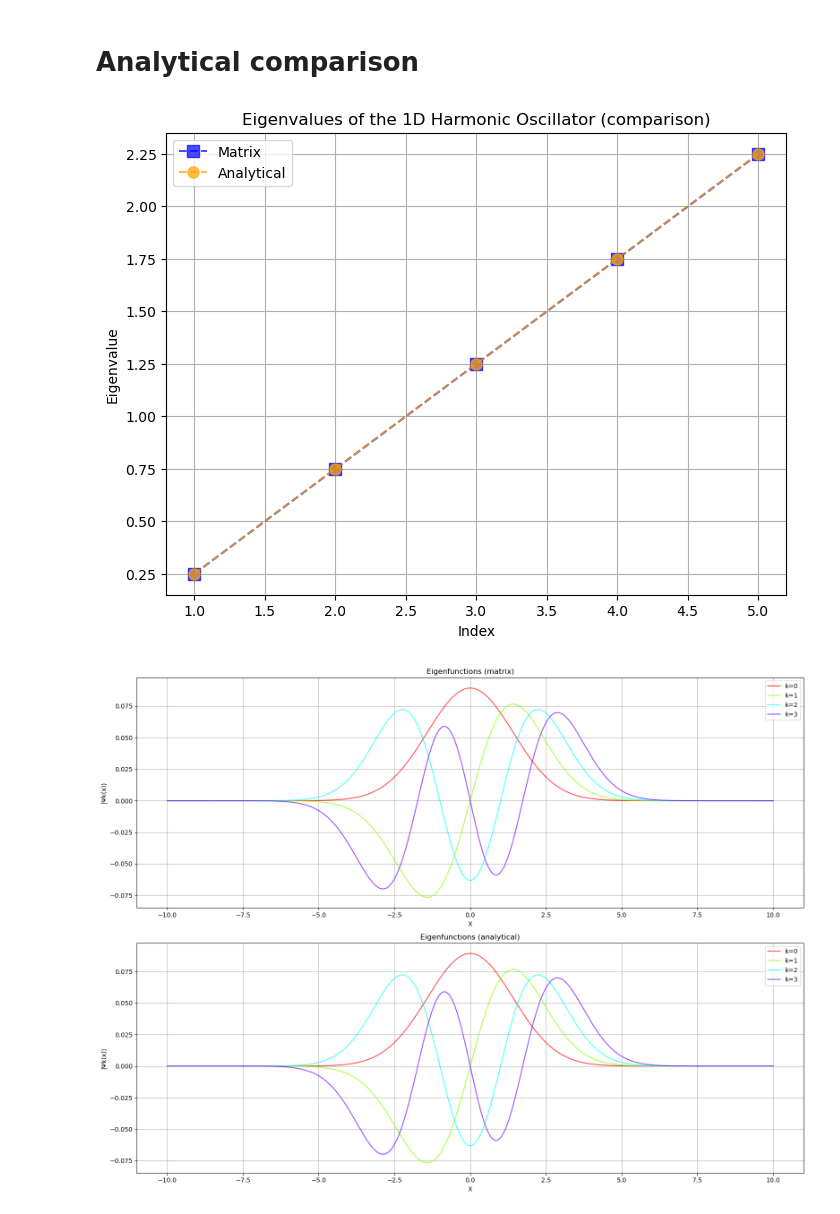
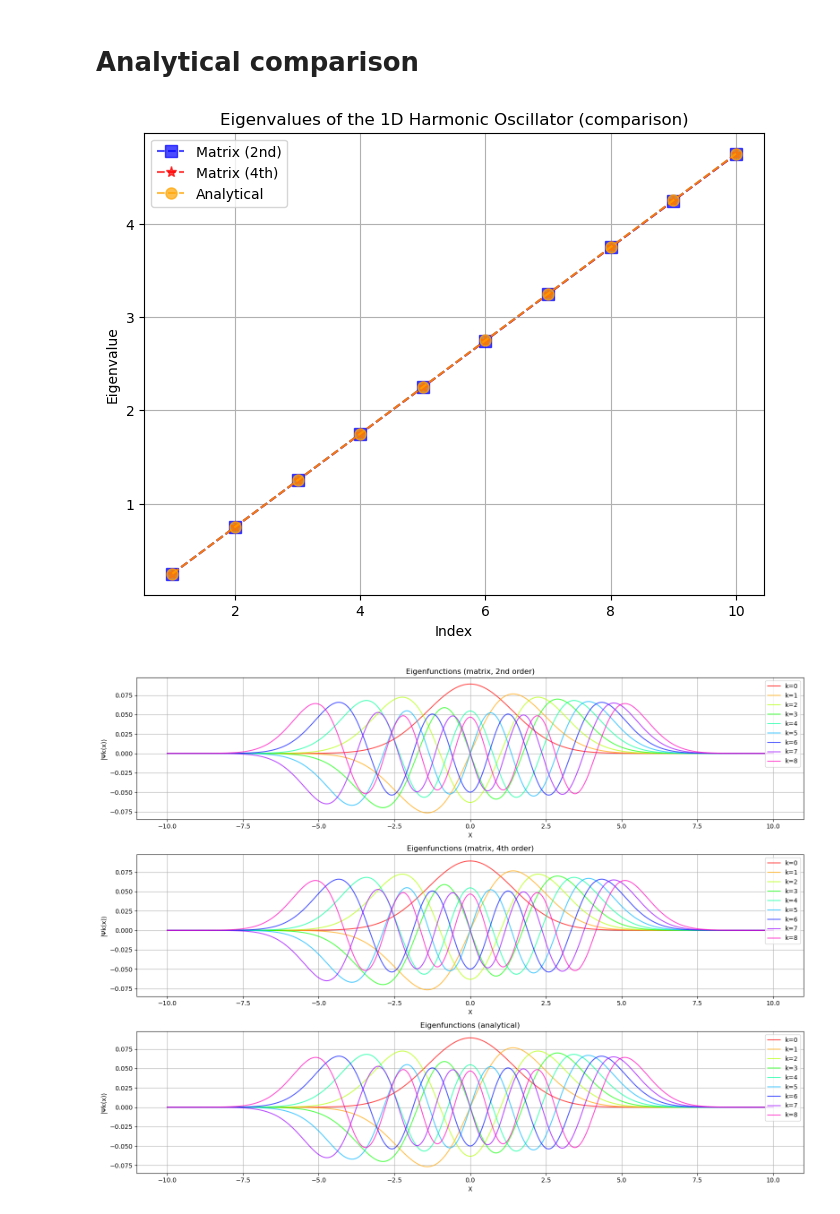
Before and after one commit to pietromalagoli/QIC, a Jupyter notebook: hw/hw4/cat.ipynb, the cells around one changed output. Drawn from its saved outputs; the diff is of its cells as text; code cells hidden in the pictures.

Commit message:
Hw4- 4th order approx added

```diff
--- a/hw/hw4/cat.ipynb
+++ b/hw/hw4/cat.ipynb
@@ -358,40 +403,58 @@ def plot_comparison(eigvals_m, eigvecs_m, eigval_a, eigfuns_a, a, b, N):
 # %%
 ## I USE THE SAME PARAMETERS AS FOR THE MATRIX CASE
 
 # Define the interval [a,b] and the space discretization Deltax = (b - a) / N
 a = -10
 b = 10
 N = 1000
 omega = 0.5
-k_max = 5           # number of eigenvalues and eigenvetors to be computed
+k_max = 10           # number of eigenvalues and eigenvetors to be computed
 
-
-K = kinetic(a,b,N)
+# 2nd order
+order = 2
+K = kinetic(a,b,N,order=order)
 V = potential(a,b,N,omega)
-eigvals_m, eigvecs_m = E_psi(K,V,k_max, diag_opt=True)
+eigvals_m2, eigvecs_m2 = E_psi(K,V,k_max, diag_opt=True, order=order)
 
 test_print_m = False
 if test_print_m:
+    print(f'Order:{order}\n')
     print(K)
     print(V)
-    print(eigvals_m)
-    print(eigvecs_m)
-    print(eigvecs_m[:,0])
-    print(eigvecs_m.shape[1])
+    print(eigvals_m2)
+    print(eigvecs_m2)
+    print(eigvecs_m2[:,0])
+    print(eigvecs_m2.shape[1])
+
+# 4th order
+order = 4
+K = kinetic(a,b,N,order=order)
+V = potential(a,b,N,omega)
+eigvals_m4, eigvecs_m4 = E_psi(K,V,k_max, diag_opt=False, order=order)  # here the tridiagonal optimization is not supported!
+
+test_print_m = False
+if test_print_m:
+    print(f'Order:{order}\n')
+    print(K)
+    print(V)
+    print(eigvals_m4)
+    print(eigvecs_m4)
+    print(eigvecs_m4[:,0])
+    print(eigvecs_m4.shape[1])
 
 eigval_a = eigvals_a(omega, k_max)
 eigfuns_a = eigenfs_a(omega, a, b, N, k_max)
 
 test_print_a = False
 if test_print_a:
     print(eigval_a)
     print(eigfuns_a)
     print(eigfuns_a[:,0])
     print(eigfuns_a.shape[1])
 
 
 #plot_eig(eigfuns, eigvals, a, b, N, 'Analytical')
-plot_comparison(eigvals_m, eigvecs_m, eigval_a, eigfuns_a, a, b, N)
+plot_comparison(eigvals_m2, eigvecs_m2, eigvals_m4, eigvecs_m4, eigval_a, eigfuns_a, a, b, N)
 # %% [output]
-[figure, old version]
+[figure, new version]
-[figure, old version]
+[figure, new version]
```
Also changed, not shown: parts of 2 cells of this notebook, 1 other file.
